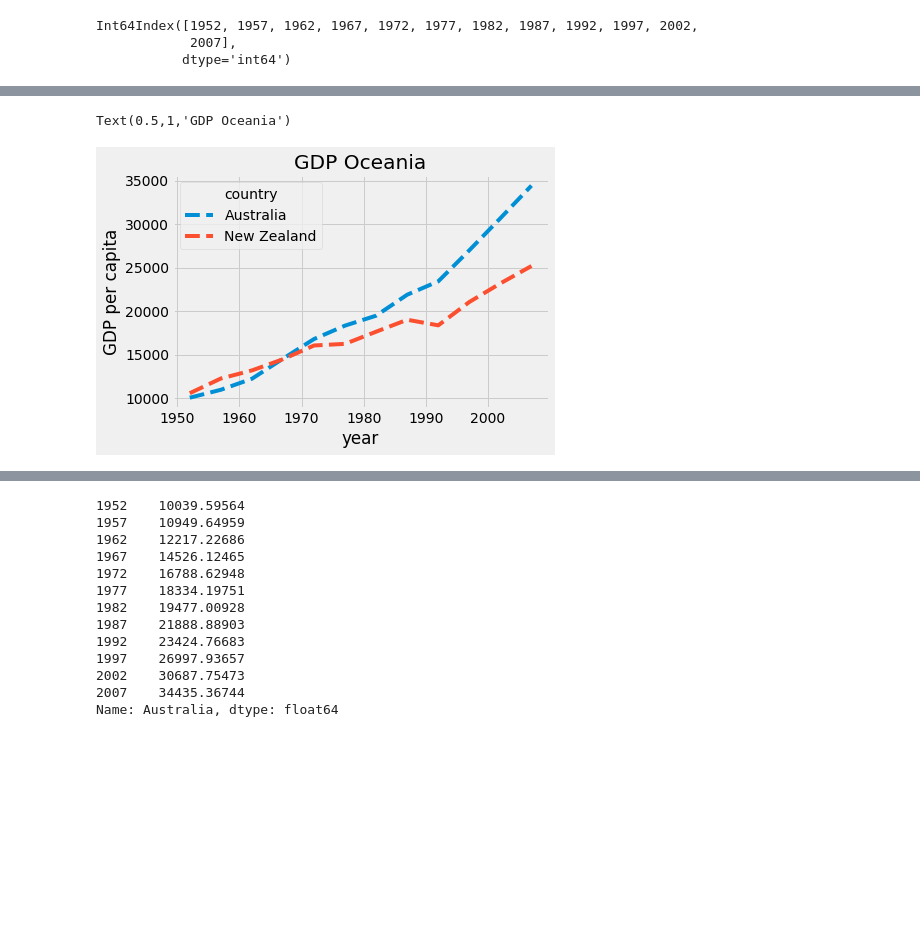
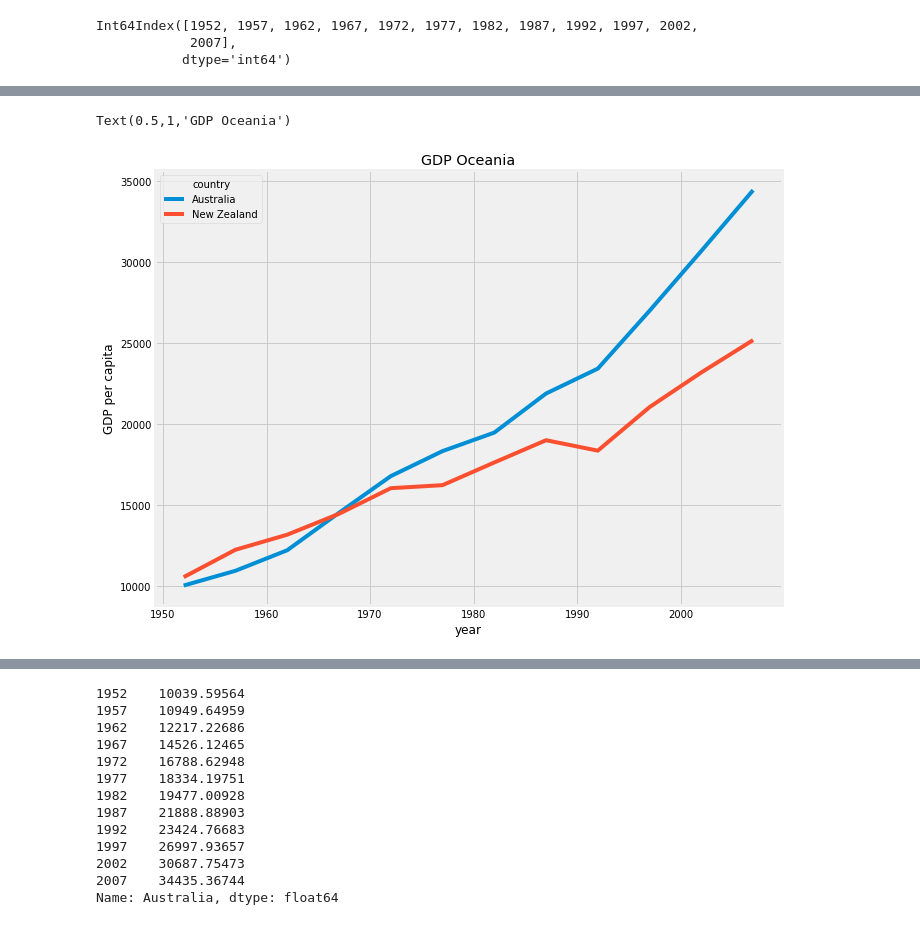
Before and after one commit to Pale24/matplotlibCourse, a Jupyter notebook: MatPlotLib.ipynb, the cells around one changed output, grey strips where cells are left out. Cells and saved outputs as stored; diff of their text form; code cells hidden in the pictures; blank space fills up the shorter version.

```diff
--- a/MatPlotLib.ipynb
+++ b/MatPlotLib.ipynb
@@ -46,13 +46,13 @@ data.loc['Australia'].plot()
 # %%
 dataT = data.T
 # %%
-dataT.plot(style='--')
+dataT.plot(style='-')
 plt.xlabel('year')
 plt.ylabel('GDP per capita')
 plt.title('GDP Oceania')
 # %% [output]
 Text(0.5,1,'GDP Oceania')
-[figure, old version]
+[figure, new version]
 # %%
 dataT.plot.bar()
 plt.xlabel('year')
```
Also changed, not shown: parts of 6 cells of this notebook.
